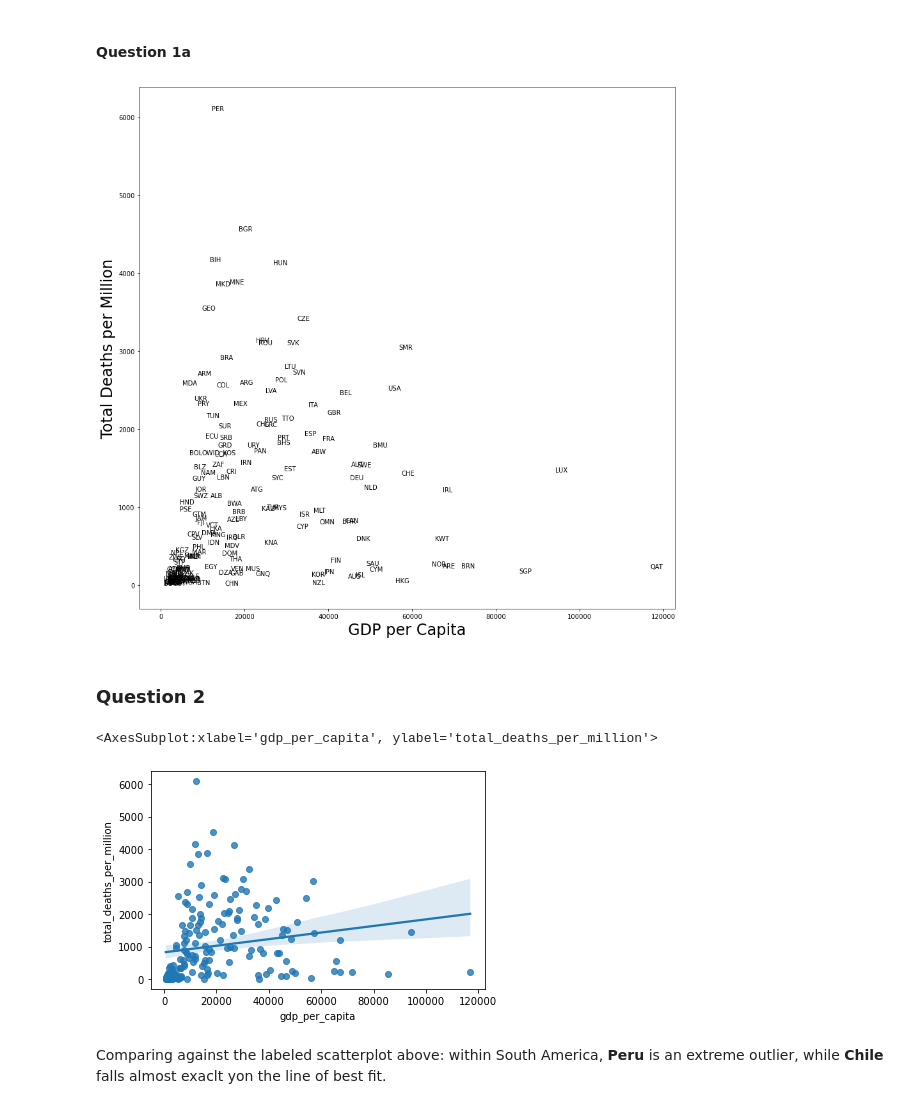
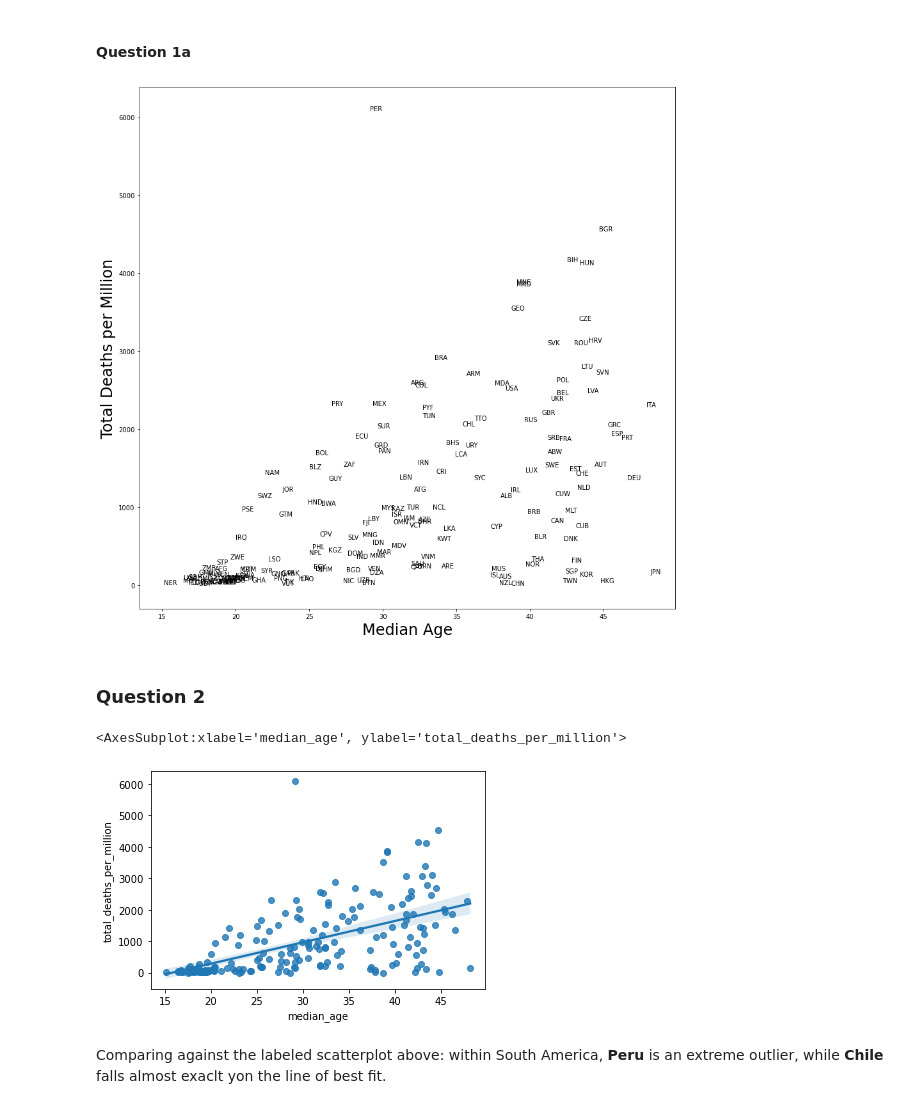
Before and after one commit to mnolangray/SOC210B, a Jupyter notebook: SOC 210B Assignment 1.ipynb, the cells around one changed output. Cells and saved outputs as stored; diff of their text form; code cells hidden in the pictures.

```diff
--- a/SOC 210B Assignment 1.ipynb
+++ b/SOC 210B Assignment 1.ipynb
@@ -38,24 +38,24 @@ df.plot.scatter(x='gdp_per_capita',y='total_deaths_per_million')
 #### Question 1a
 # %%
 fig, ax = plt.subplots(figsize=(15,15))
-ax.scatter(x=df['gdp_per_capita'],y=df['total_deaths_per_million'],c='White')
-ax.set_xlabel('GDP per Capita',fontdict={'fontsize':24})
+ax.scatter(x=df['median_age'],y=df['total_deaths_per_million'],c='White')
+ax.set_xlabel('Median Age',fontdict={'fontsize':24})
 ax.set_ylabel('Total Deaths per Million',fontdict={'fontsize':24})
 for idx, row in df.iterrows():
-    ax.annotate(row['iso_code'],(row['gdp_per_capita'],row['total_deaths_per_million']))
+    ax.annotate(row['iso_code'],(row['median_age'],row['total_deaths_per_million']))
 plt.show()
 # %% [output]
-[figure, old version]
+[figure, new version]
 # %% [markdown]
 ### Question 2
 # %%
 #This library makes the process super easy.
 import seaborn as sns
 # %%
-sns.regplot(x='gdp_per_capita',y='total_deaths_per_million', data=df)
+sns.regplot(x='median_age',y='total_deaths_per_million', data=df)
 # %% [output]
-<AxesSubplot:xlabel='gdp_per_capita', ylabel='total_deaths_per_million'>
+<AxesSubplot:xlabel='median_age', ylabel='total_deaths_per_million'>
-[figure, old version]
+[figure, new version]
 # %% [markdown]
 Comparing against the labeled scatterplot above: within South America, <b>Peru</b> is an extreme outlier, while <b>Chile</b> falls almost exaclt yon the line of best fit.
 # %% [markdown]
```
Also changed, not shown: parts of 1 cell of this notebook.
